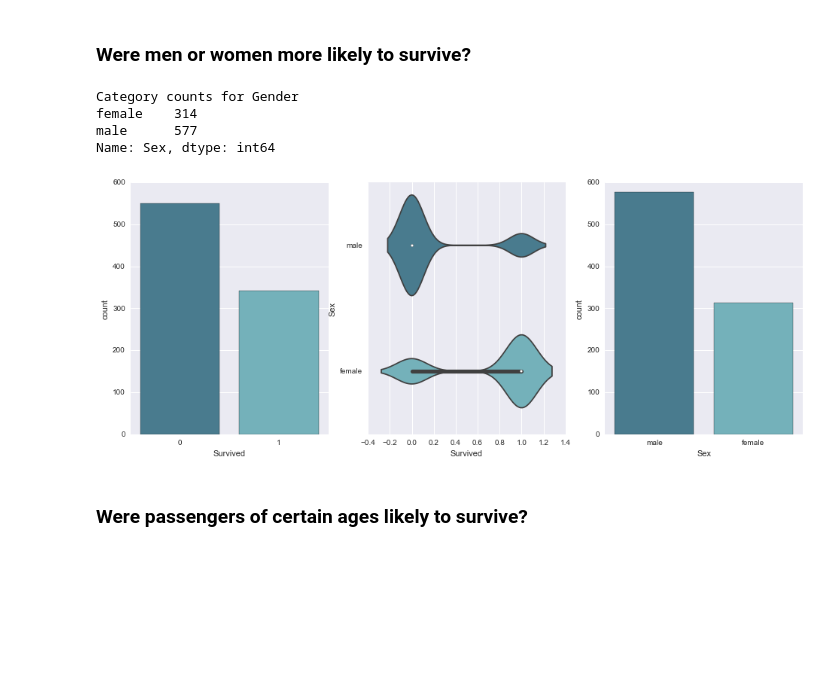
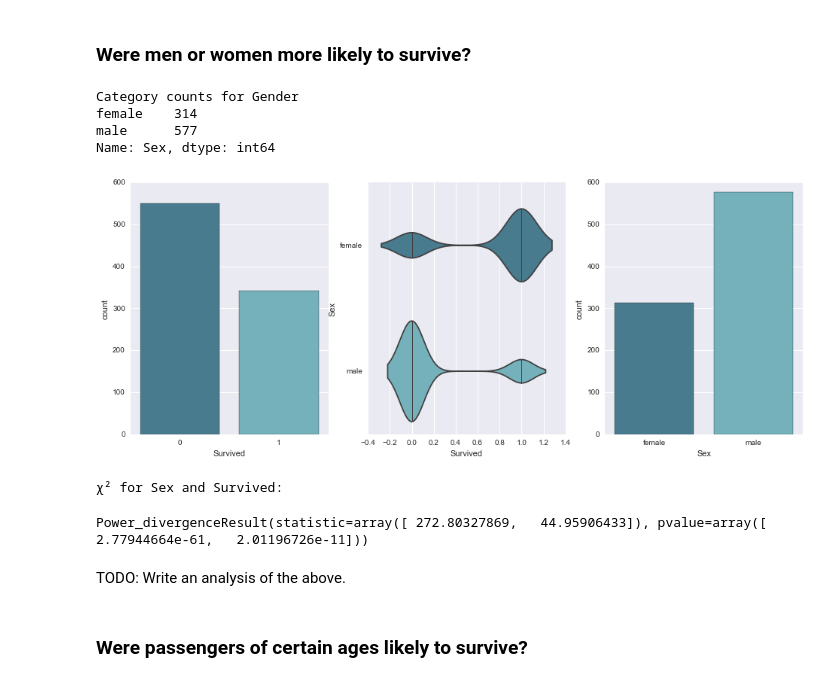
Before and after one commit to eminnett/da-nanodegree-investigate-a-dataset, a Jupyter notebook: investigating_the_titanic_dataset.ipynb, the cells around one changed output. Saved outputs shown, nothing was run; the diff lists cells and outputs as text; code cells hidden in the pictures; blank space fills up the shorter version.

Commit message:
Initial work to include Chi Squared tests for the comparison between various variables in the data.

```diff
--- a/investigating_the_titanic_dataset.ipynb
+++ b/investigating_the_titanic_dataset.ipynb
@@ -163,18 +166,23 @@ def distinct_counts_of_categorical_series(series, label):
     print "\n"
 
 def visual_analysis_of_two_categorical_variables(series_a, series_b):
+    series_a = series_a.sort_values()
+    series_b = series_b.sort_values()
     colour_palette = "GnBu_d"
     sns.plt.figure(figsize=(16, 6))
     sns.plt.subplot(1,3,1)
     sns.countplot(series_a, palette=colour_palette)
     sns.plt.subplot(1,3,2)
-    sns.violinplot(x=series_a, y=series_b, palette=colour_palette);
+    sns.violinplot(x=series_a, y=series_b, palette=colour_palette, inner="stick");
     sns.plt.subplot(1,3,3)
     sns.countplot(series_b, palette=colour_palette)
     sns.plt.show()
 
-def chai_squared_anlysis(series_a, series_b):
-    pass
+def chi_squared_anlysis(var_a, var_b):
+    table_of_frequencies = titanic_df.pivot_table(index=var_a, columns=var_b, values='PassengerId', aggfunc=lambda x: len(x.unique()))
+    print "χ²: " + var_a + " and " + var_b +
+    test_result = chisquare(table_of_frequencies)
+    display(test_result)
 # %% [markdown]
 ### Is there a relationship between socio-economic status and the size of families aboard the Titanic?
 # %%
@@ -251,14 +253,20 @@ TODO: Write an analysis of the above.
 # %%
 gender_series = titanic_df['Sex']
 distinct_counts_of_categorical_series(gender_series, "Gender")
 
 visual_analysis_of_two_categorical_variables(survival_series, gender_series)
+
+chi_squared_anlysis('Sex', 'Survived')
 # %% [output]
 Category counts for Gender
 female    314
 male      577
 Name: Sex, dtype: int64
-[figure, old version]
+[figure, new version]
+χ² for Sex and Survived:
+Power_divergenceResult(statistic=array([ 272.80327869,   44.95906433]), pvalue=array([  2.77944664e-61,   2.01196726e-11]))
+# %% [markdown]
+TODO: Write an analysis of the above.
 # %% [markdown]
 ### Were passengers of certain ages likely to survive?
 # %%
```
Also changed, not shown: parts of 9 cells of this notebook.
